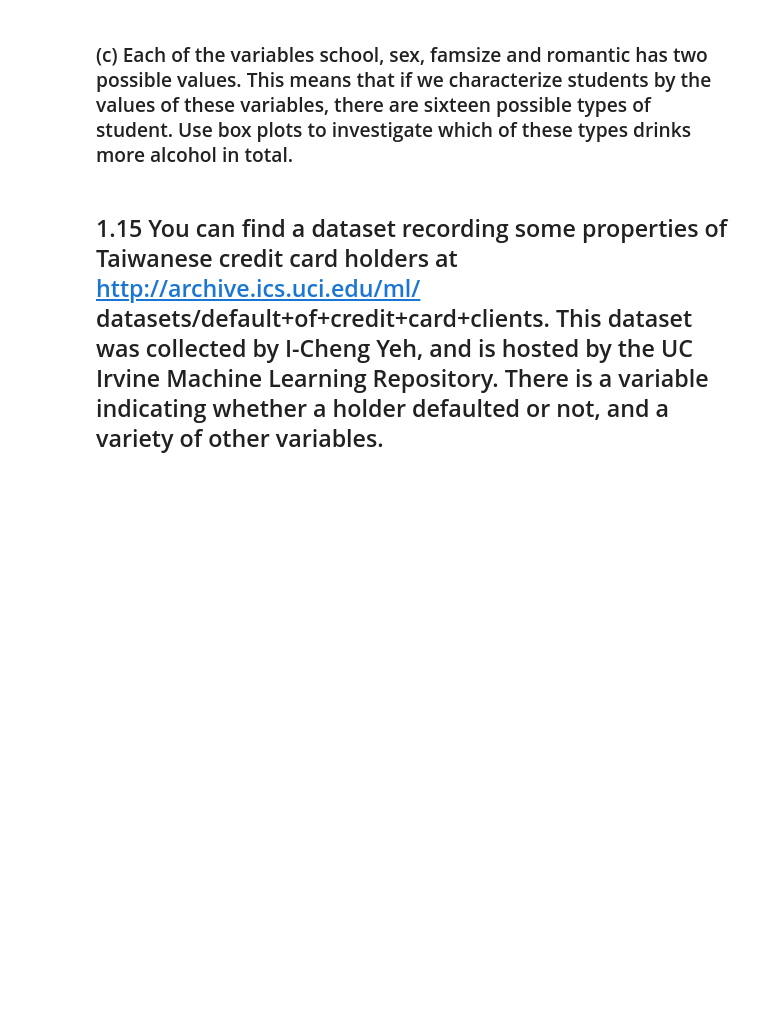
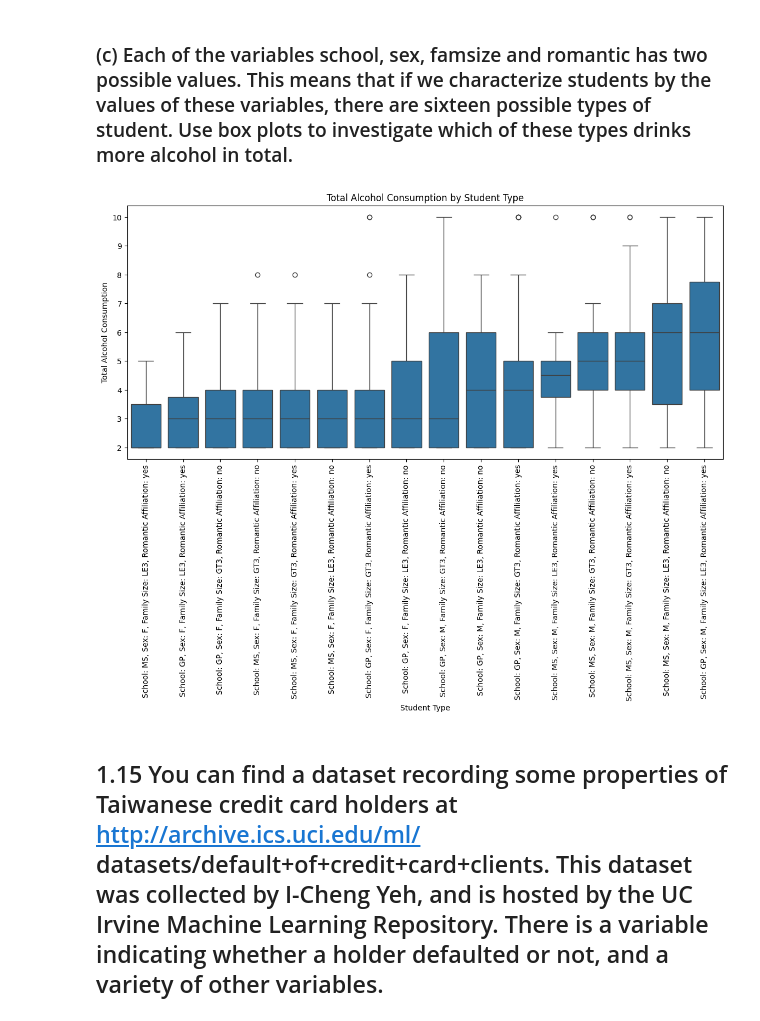
Before and after one commit to LiamWhitenack/STAT-603, a Jupyter notebook: homework2/q2-3.ipynb, the cells around one changed output. Saved outputs shown, nothing was run; the diff lists cells and outputs as text; code cells hidden in the pictures; blank space fills up the shorter version.

```diff
--- a/homework2/q2-3.ipynb
+++ b/homework2/q2-3.ipynb
@@ -23,4 +73,18 @@ df.head()
 # %% [markdown]
 ### (c) Each of the variables school, sex, famsize and romantic has two possible values. This means that if we characterize students by the values of these variables, there are sixteen possible types of student. Use box plots to investigate which of these types drinks more alcohol in total.
+# %%
+df['student_type'] = "School: " + df['school'] + ', ' + "Sex: " + df['sex'] + ', ' + "Family Size: " + df['famsize'] + ', ' + "Romantic Affiliation: " + df['romantic']
+df['Total_Alcohol'] = df['Dalc'] + df['Walc']
+student_type_order = df.groupby('student_type')['Total_Alcohol'].mean().sort_values().index
+plt.figure(figsize=(14, 6))
+sns.boxplot(x='student_type', y='Total_Alcohol', data=df, order=student_type_order)
+plt.xticks(rotation=90)
+plt.xlabel("Student Type")
+plt.ylabel("Total Alcohol Consumption")
+plt.title("Total Alcohol Consumption by Student Type")
+plt.savefig("boxplot.png")
+plt.show()
+# %% [output]
+[figure, added]
 # %% [markdown]
 ## 1.15 You can find a dataset recording some properties of Taiwanese credit card holders at http://archive.ics.uci.edu/ml/ datasets/default+of+credit+card+clients. This dataset was collected by I-Cheng Yeh, and is hosted by the UC Irvine Machine Learning Repository. There is a variable indicating whether a holder defaulted or not, and a variety of other variables.
```
Also changed, not shown: parts of 15 cells of this notebook, 12 other files.
